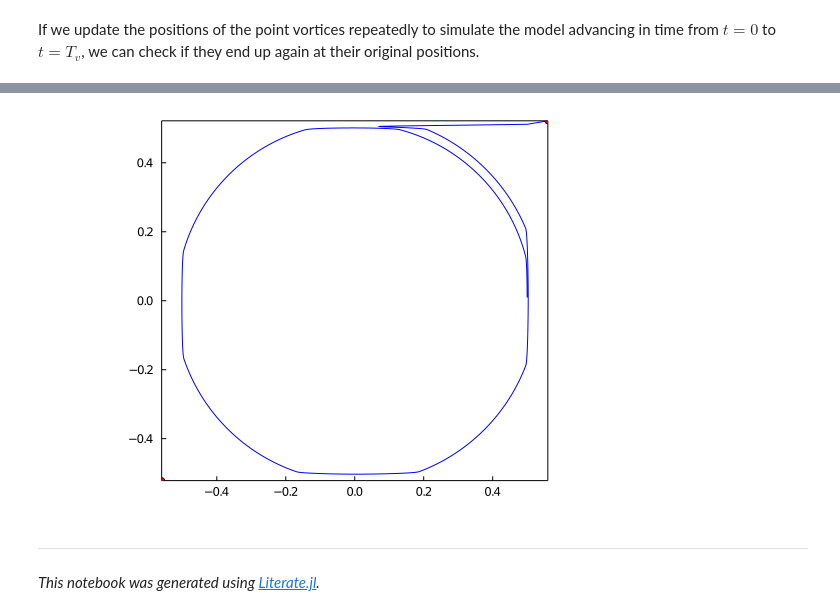
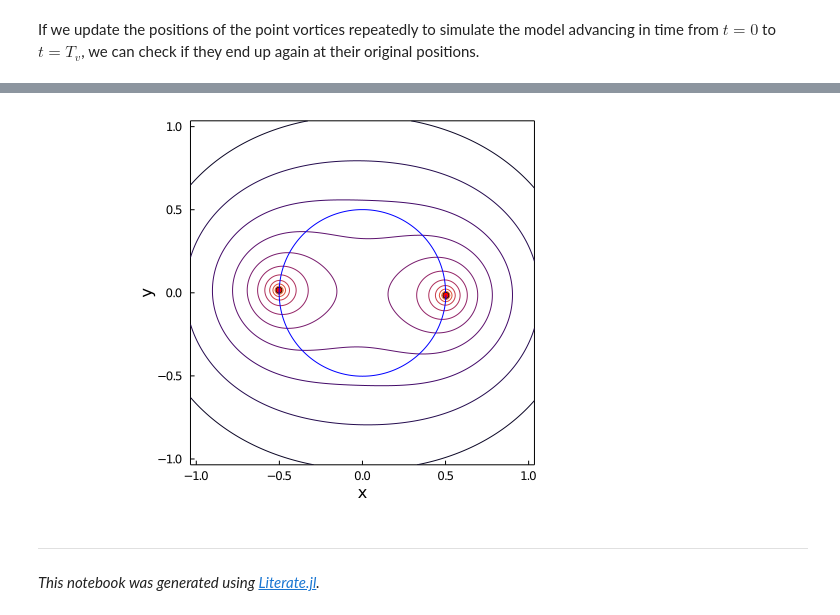
Before and after one commit to JuliaIBPM/GridPotentialFlow.jl, a Jupyter notebook: examples/1.-Basic-potential-flow-problem.ipynb, the cells around one changed output, grey strips where cells are left out. Saved outputs shown, nothing was run; the diff lists cells and outputs as text; code cells hidden in the pictures.

```diff
--- a/examples/1.-Basic-potential-flow-problem.ipynb
+++ b/examples/1.-Basic-potential-flow-problem.ipynb
@@ -18,7 +18,7 @@ The first step in creating *any* `GridPotentialFlow` model is to create a `Physi
 # %%
 using GridPotentialFlow
 Δx = 0.01
-Lx = 1.0
+Lx = 2.0
 xlim = (-Lx/2,Lx/2)
 ylim = (-Lx/2,Lx/2)
 g = PhysicalGrid(xlim,ylim,Δx);
@@ -82,7 +82,7 @@ We now loop over the grids and calculate the error.
 # %%
 errors = []
 gridspacings = []
-for grid in grids
+for g in grids
     # LGF
     model = VortexModel(g,vortices=vl)
     s_lgf = computeψ(model);
@@ -95,14 +95,14 @@ for grid in grids
         s_exact += s_temp
     end
 
-    # bring to same reference level. A constant value can be added/subtracted to any potential flow solution
+    # Bring to same reference level. A constant value can be added/subtracted to any potential flow solution
     s_lgf .-= s_lgf[g.I0[1],2];
     s_exact .-= s_exact[g.I0[1],2];
 
     error = s_lgf-s_exact
-    idx = g.I0[1] + 1 : g.N[1] - 1 # Indices for the top right quadrant
+    idx = g.I0[1] + 1 : g.N[1] - 1 # Only look at top right corner
     push!(errors,norm(error[idx,idx])/norm(s_lgf[idx,idx]))
-    push!(gridspacings,grid.Δx)
+    push!(gridspacings,g.Δx)
 end
 # %% [markdown]
 And finally, we create a log-log plot of the error versus the grid spacing.
@@ -120,7 +120,7 @@ Now we will try advancing a vortex model in time. The simplest unsteady vortex m
 # %% [markdown]
 First create two vortices at a distance $d$ from each other and give them a strength $\Gamma$
 # %%
-d = 1
+d = Lx/2
 Γ = 1
 v1 = Vortex(d/2,0.0,Γ);
 v2 = Vortex(-d/2,0.0,Γ);
@@ -136,5 +136,5 @@ model = VortexModel(g,vortices=[v1,v2]);
 # %% [markdown]
 If we update the positions of the point vortices repeatedly to simulate the model advancing in time from $t=0$ to $t=T_v$, we can check if they end up again at their original positions.
 # %%
-Δt = 0.01;
+Δt = 0.005;
 T = 0:Δt:Tv;
@@ -143,20 +147,20 @@ To step in time, we update the positions as $X^{n+1}_v = X^{n}_v + Δt Ẋ^{n}_v
 # %%
 X_hist = []
 for t in T
     Ẋ = computevortexvelocities(model)
     vortices = deepcopy(model.vortices.list)
     X = getvortexpositions(model)
     X = X + Ẋ*Δt
     setvortexpositions!(model,X)
     push!(X_hist,X)
 end
 
 ψ = computeψ(model);
 plot(ψ,g)
 scatter!((v->v.x).(model.vortices.list),(v->v.y).(model.vortices.list),color=:red)
-plot!((X->X[1]).(X_hist),(X->X[3]).(X_hist),color=:blue)
+plot!((X->X[1]).(X_hist),(X->X[3]).(X_hist),color=:blue,xlabel="x",ylabel="y")
 # %% [output]
-[figure, old version]
+[figure, new version]
 # %% [markdown]
 ---
 
```
Also changed, not shown: parts of 10 cells of this notebook, 14 other files.
